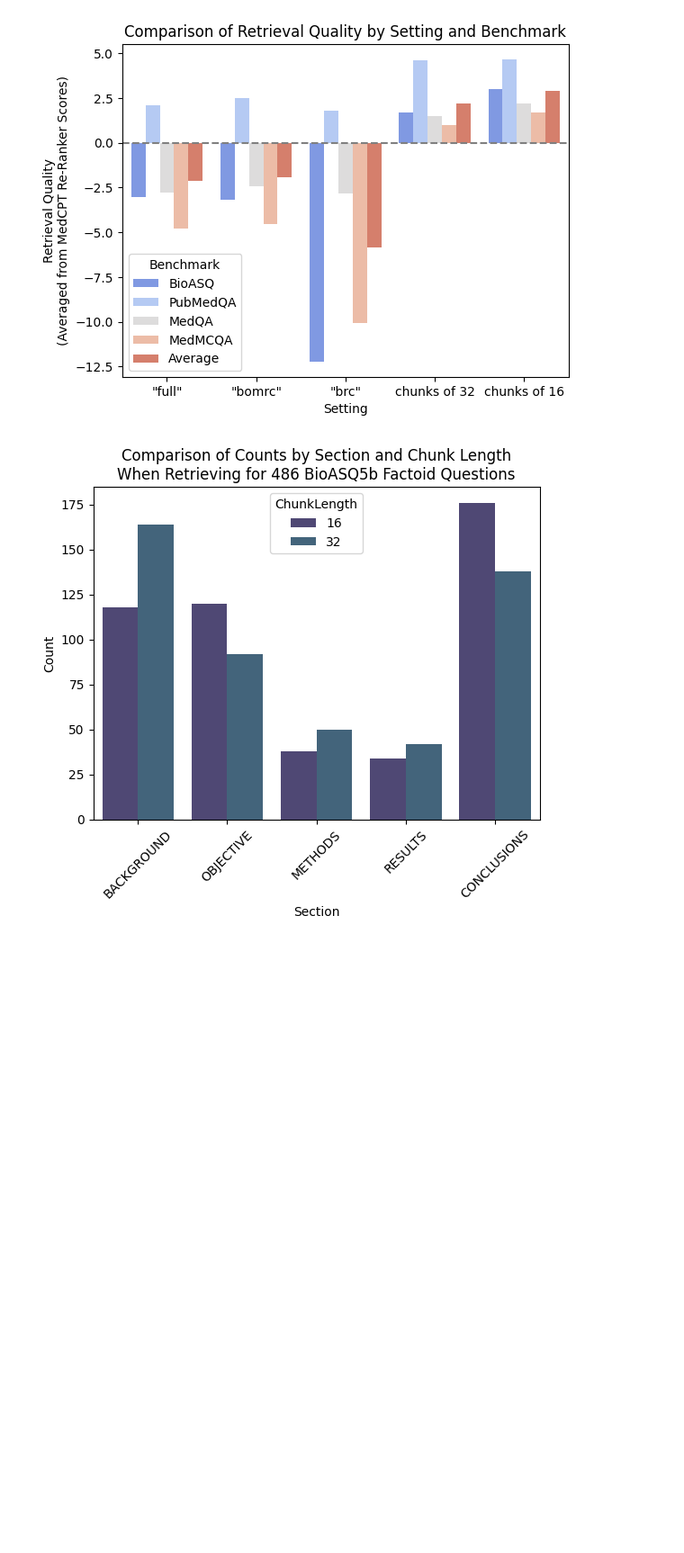
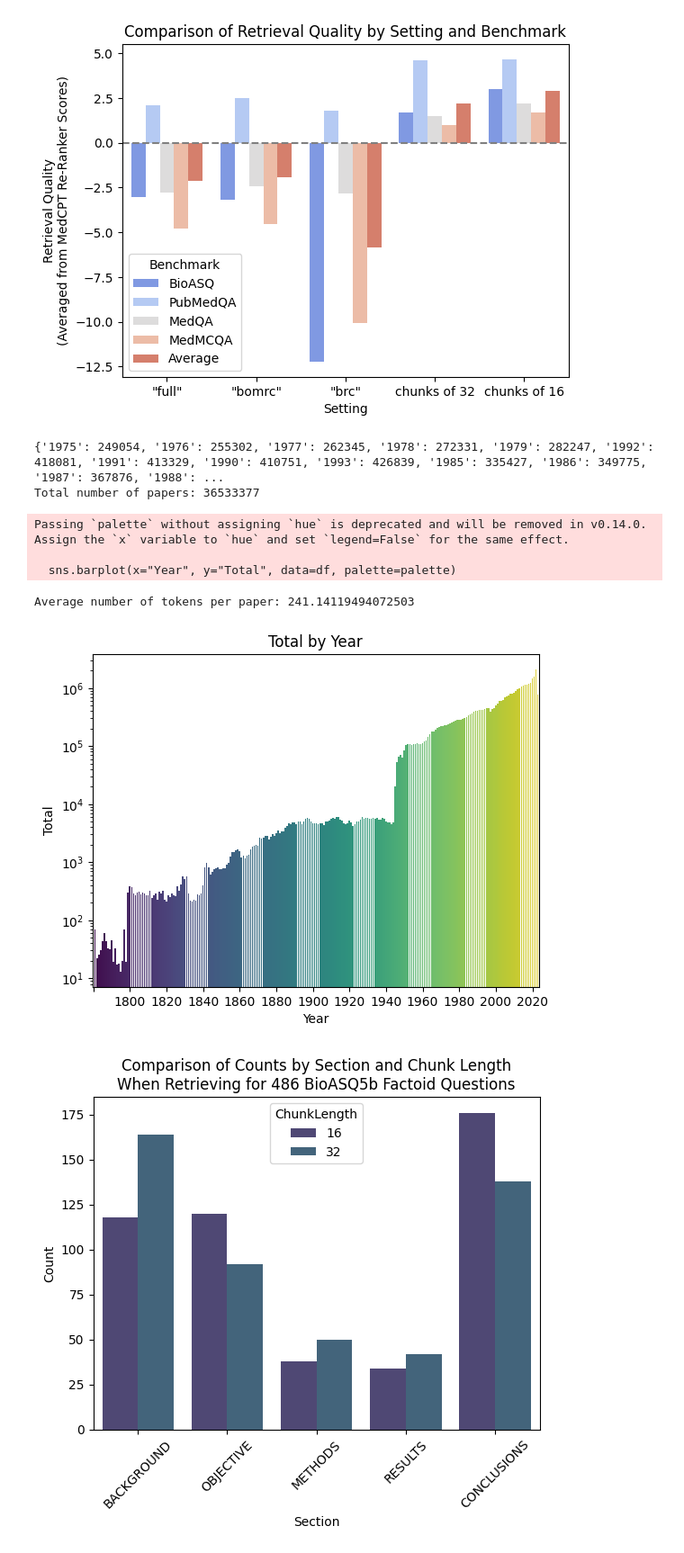
Before and after one commit to Neelectric/BioLlama, a Jupyter notebook: graphs&tables.ipynb, the cells around one changed output. Shown at 90% size. Cells and saved outputs as stored; diff of their text form; code cells hidden in the pictures; blank space fills up the shorter version.

```diff
--- a/graphs&tables.ipynb
+++ b/graphs&tables.ipynb
@@ -104,6 +104,55 @@ plt.axhline(0, color='gray', linestyle='--')
 plt.show()
 # %% [output]
 [figure]
+# %%
+import json
+import matplotlib.pyplot as plt
+import seaborn as sns
+import pandas as pd
+import numpy as np
+from seaborn import color_palette
+# load total_year_dict.json
+with open('vectorstores/pma_years/total_year_dict.json') as f:
+    data = json.load(f)
+# turn into dataframe and print
+# df = pd.DataFrame(data, index=range(len(data)))
+# print(df.head())
+print(data)
+#turn into dataframe where one column is keys and the other is values
+#sort dataframe by Year here:
+df = df.sort_values(by=['Year'])
+#print total number of papers
+total_num_papers = np.sum(df['Total'])
+print(f"Total number of papers: {total_num_papers}")
+# print(df.head())
+# Create a color palette
+palette = color_palette("viridis", len(df["Year"].unique()))
+# Create the bar chart
+sns.barplot(x="Year", y="Total", data=df, palette=palette)
+# make y range logarithmic:
+plt.yscale("log")
+plt.xlabel("Year")
+plt.ylabel("Total")
+plt.title("Total by Year")
+# make x-axis labels less frequent:
+plt.xticks(np.arange(0, len(df["Year"].unique()), 20))
+
+
+global_num_tokens = 8809702185
+avg_tokens_per_paper = global_num_tokens / total_num_papers
+print(f"Average number of tokens per paper: {avg_tokens_per_paper}")
+
+
+# Show the chart
+plt.show()
+# %% [output]
+{'1975': 249054, '1976': 255302, '1977': 262345, '1978': 272331, '1979': 282247, '1992': 418081, '1991': 413329, '1990': 410751, '1993': 426839, '1985': 335427, '1986': 349775, '1987': 367876, '1988': ...
+Total number of papers: 36533377
+Passing `palette` without assigning `hue` is deprecated and will be removed in v0.14.0. Assign the `x` variable to `hue` and set `legend=False` for the same effect.
+
+  sns.barplot(x="Year", y="Total", data=df, palette=palette)
+Average number of tokens per paper: 241.14119494072503
+[figure, added]
 # %%
 # Graph 3: Where do we retrieve from when considering bioASQ questions?
 # this plots the distribution of chunks over sections on BioASQ5b chunk_length=16 and 32
```
Also changed, not shown: 2 other files.
